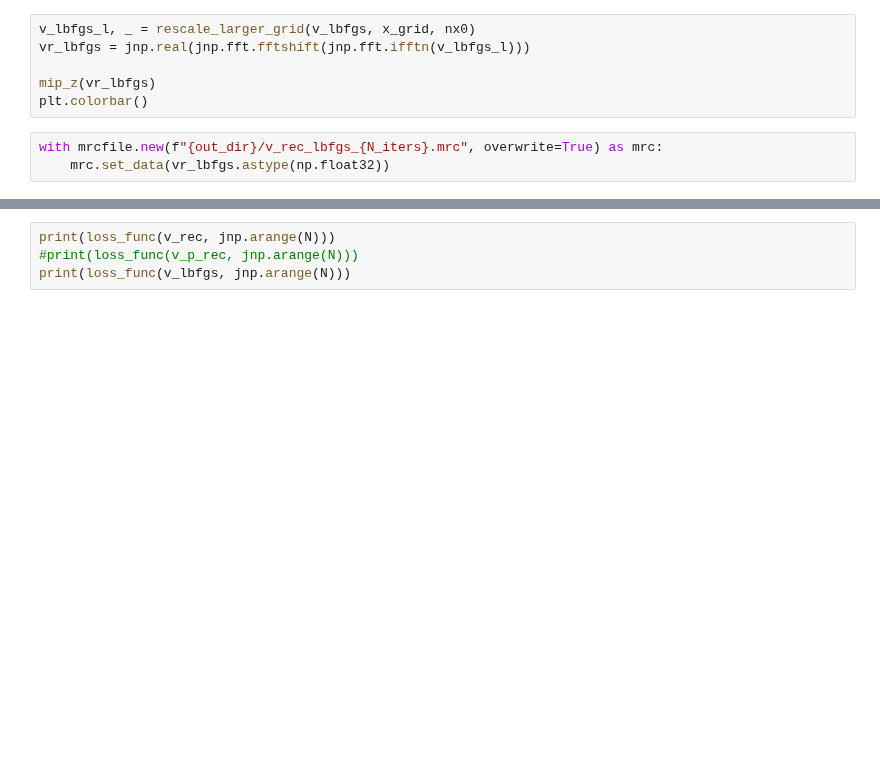
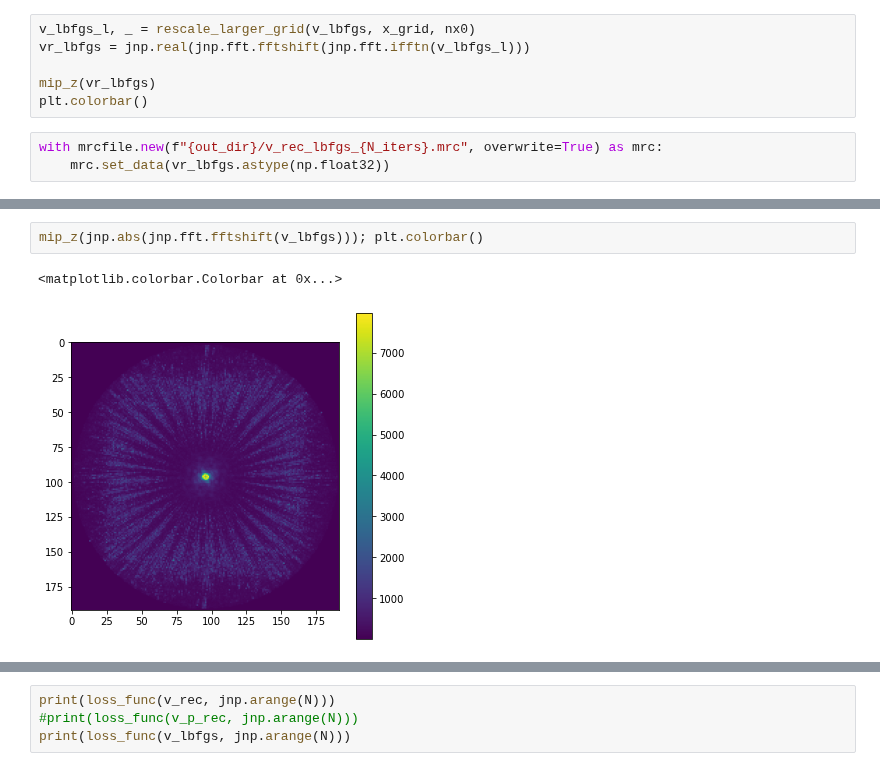
Before and after one commit to bogdantoader/simplecryoem, a Jupyter notebook: nb/Higher_stochastic.ipynb, the cells around one changed output, grey strips where cells are left out. Saved outputs shown, nothing was run; the diff lists cells and outputs as text; blank space fills up the shorter version.

```diff
--- a/nb/Higher_stochastic.ipynb
+++ b/nb/Higher_stochastic.ipynb
@@ -607,0 +639,5 @@ with mrcfile.new(f"{out_dir}/v_rec_lbfgs_{N_iters}.mrc", overwrite=True) as mrc:
+# %%
+mip_z(jnp.abs(jnp.fft.fftshift(v_lbfgs))); plt.colorbar()
+# %% [output]
+<matplotlib.colorbar.Colorbar at 0x...>
+[figure, added]
```
Also changed, not shown: parts of 19 cells of this notebook.
